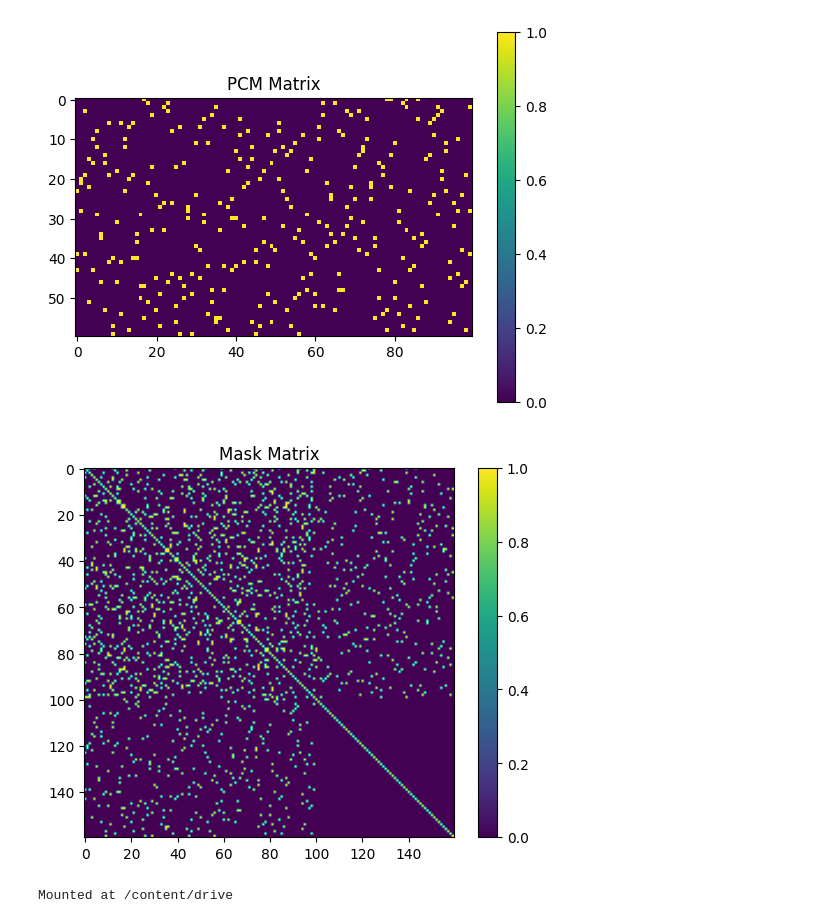
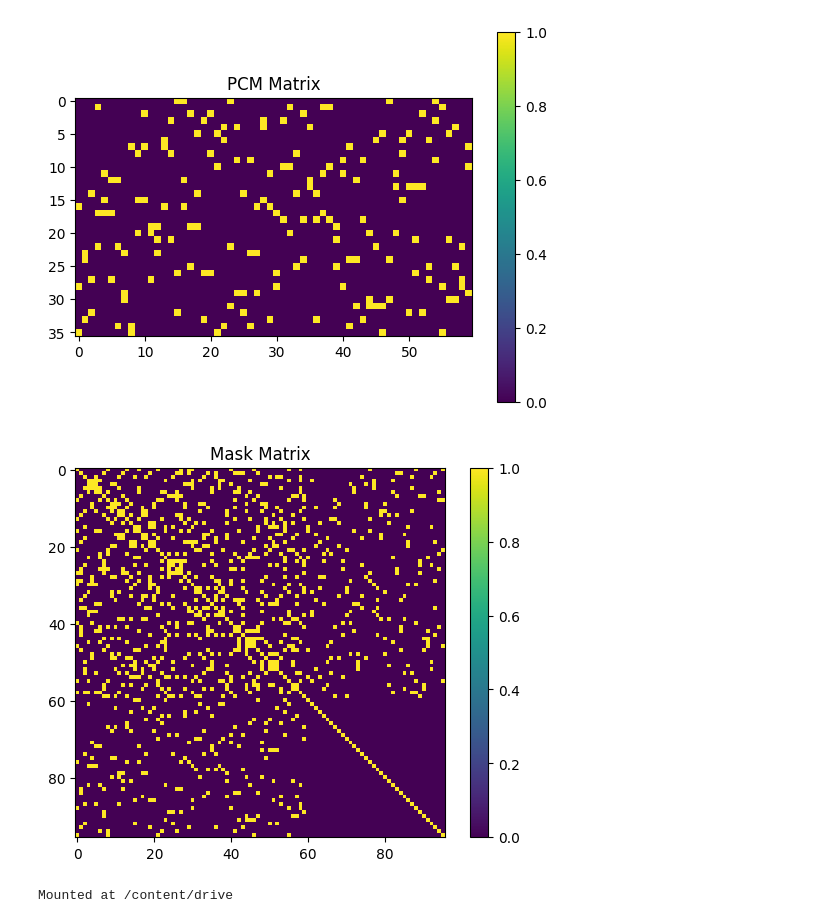
Before and after one commit to pollyjuice74/5G-Decoder, a Jupyter notebook: LTD_model_reg_LDPC.ipynb, the cells around one changed output. Cells and saved outputs as stored; diff of their text form; code cells hidden in the pictures.

```diff
--- a/LTD_model_reg_LDPC.ipynb
+++ b/LTD_model_reg_LDPC.ipynb
@@ -49,7 +49,7 @@ from models import *
 print("Loading LDPC code")
 pcm, k, n, coderate = generate_reg_ldpc(v=3,
                                         c=5,
-                                        n=100,
+                                        n=58,
                                         allow_flex_len=True,
                                         verbose=True)
 
@@ -101,13 +101,13 @@ import matplotlib.pyplot as plt
 class Args():
     def __init__(self, model_type, code_type='LDPC', n_look_up=121, k_look_up=80, n=400, k=200,
                        n_rings=2, ls_active=True, split_diff=True, sigma=0.1,
-                       t_layers=1, d_model=32, heads=8, lr=5e-4,
+                       t_layers=2, d_model=64, heads=8, lr=5e-4,
                        batch_size=160, batch_size_eval = 150,
                        eval_train_iter=50, save_weights_iter=100,
                        ebno_db_eval=2.5,
                        ebno_db_min=0., ebno_db_max=4., ebno_db_stepsize=0.25,
                        traindata_len=500, testdata_len=250,
-                       mc_batch_size=200, mc_iters=500, epochs=10000):
+                       mc_batch_size=200, mc_iters=500, epochs=1000000):
         assert model_type in ['gen', 'dis'], "Type must be: 'gen', Generator or 'dis', Discriminator."
         assert code_type in ['POLAR', 'BCH', 'CCSDS', 'LDPC', 'MACKAY', 'LDPC5G', 'POLAR5G'], "Invalid linear code type."
 
@@ -173,14 +173,14 @@ from tensorflow.keras.layers import MultiHeadAttention, Dense, LayerNormalizatio
 from tensorflow import einsum, multiply
 
 class LinearMHAttention( Layer ):
-    def __init__(self, num_heads, key_dim, mask_shape, dropout=0.01):
+    def __init__(self, num_heads, key_dim, mask_shape, mask_division_shape, dropout=0.1):
         super().__init__()
         assert (key_dim % num_heads) == 0, 'dimension must be divisible by the number of heads'
         self.dims = key_dim
         self.heads = num_heads
         self.dim_head = self.dims // self.heads
 
-        self.k_proj = self.get_k_proj(mask_shape) # n+m
+        self.k_proj = self.get_k_proj(mask_shape, mask_division_shape) # n+m
         self.proj_k = None
         self.proj_v = None
 
@@ -194,10 +194,10 @@ class LinearMHAttention( Layer ):
         self.proj_k = self.add_weight("proj_k", shape=[n_value, self.k_proj], initializer=GlorotUniform())
         self.proj_v = self.add_weight("proj_v", shape=[n_value, self.k_proj], initializer=GlorotUniform())
 
-    def get_k_proj(self, mask_shape):
+    def get_k_proj(self, mask_shape, mask_division_shape):
         mask_length = mask_shape[1] # mask_shape (b, n+m, n+m)
         # gets dimention for linear tranformer vector projection
-        for k_proj in range(mask_length // 2, 0, -1): # starts at half the mask length TO 0
+        for k_proj in range(mask_length // mask_division_shape, 0, -1): # starts at half the mask length to 0
             if mask_length % k_proj == 0:
                 return tf.cast(k_proj, tf.int32)
 
@@ -241,12 +241,18 @@ class LinearMHAttention( Layer ):
 
 
 class TransformerEncoderBlock(tf.keras.layers.Layer):
-    def __init__(self, d_model, num_heads, d_ff, linear, mask_shape, dropout_rate=0.1):
+    def __init__(self, d_model, num_heads, d_ff, linear, mask_shape, mask_division_shape, dropout_rate=0.1):
         super(TransformerEncoderBlock, self).__init__()
         self.mha = (
-            LinearMHAttention(num_heads=num_heads, key_dim=d_model, mask_shape=mask_shape, dropout=dropout_rate)
+            LinearMHAttention(num_heads=num_heads,
+                              key_dim=d_model,
+                              mask_shape=mask_shape,
+                              mask_division_shape=mask_division_shape,
+                              dropout=dropout_rate)
             if linear
-            else MultiHeadAttention(num_heads=num_heads, key_dim=d_model, dropout=dropout_rate)
+            else MultiHeadAttention(num_heads=num_heads,
+                                    key_dim=d_model,
+                                    dropout=dropout_rate)
         )
         self.ffn = tf.keras.Sequential([
             Dense(d_ff, activation='relu'),
@@ -262,20 +268,22 @@ class TransformerEncoderBlock(tf.keras.layers.Layer):
     def call(self, x, mask, training):
         # Multi-Head Attention
         attn_output = self.mha(x, x, attention_mask=mask, training=training)
-        # tf.print("attn_output", attn_output.shape)
         attn_output = self.dropout1(attn_output, training=training)
         out1 = self.layernorm1(x + attn_output)  # Add & Normalize
 
         # Feedforward Network
         ffn_output = self.ffn(out1)
-        # tf.print("ffn_output", ffn_output.shape)
         ffn_output = self.dropout2(ffn_output, training=training)
         out2 = self.layernorm2(out1 + ffn_output)  # Add & Normalize
         return out2
 
 
 class Decoder( Layer ):
-    def __init__(self, args, linear=True, dropout_rate=0.1):
+    def __init__(self,
+                 args,
+                 linear=True,
+                 mask_division_shape=2,
+                 dropout_rate=0.1):
         super().__init__()
         code = args.code
         self.pcm = tf.cast(code.H, dtype=tf.int32)
@@ -290,7 +298,6 @@ class Decoder( Layer ):
         self.mask = self.create_mask(self.pcm)
         for matrix, title in zip([self.pcm, tf.squeeze(self.mask, axis=0)], ["PCM Matrix", "Mask Matrix"]):
             plt.imshow(matrix, cmap='viridis'); plt.colorbar(); plt.title(title); plt.show()
-        # print("mask, pcm: ", self.mask, self.pcm)
 
         # layers
         self.node_embeddings = Dense(self.dims)
@@ -301,6 +308,7 @@ class Decoder( Layer ):
                 d_ff=args.d_model * 4,
                 linear=linear,
                 mask_shape=self.mask.shape,
+                mask_division_shape=mask_division_shape,
                 dropout_rate=dropout_rate,
             )
             for _ in range(args.t_layers)
@@ -332,9 +340,8 @@ class Decoder( Layer ):
             indices = tf.reshape(indices, [-1, 2])  # Flatten indices
             mask = tf.tensor_scatter_nd_update(mask, indices, tf.ones_like(indices[:, 0], dtype=tf.float32))
 
-        # Tile mask across batch size for tf MHA
+        # Expand mask's batch size for tf MHA
         mask = tf.expand_dims(mask, axis=0)  # Shape: (1, n+m, n+m)
-        # mask = tf.tile(mask, [self.batch_size, 1, 1])  # Shape: (b, n+m, n+m)
         return mask
 
     def get_syndrome(self, vn_vector, from_llr=True):
@@ -344,8 +351,6 @@ class Decoder( Layer ):
         return tf.cast( (self.pcm @ bin_vector) % 2, dtype=tf.float32) # (m,n)@(n,b)->(m,b)
 
     def call(self, x_nodes, training=False):
-        # tf.print("DECODER CALL", training)
-        # tf.print("x_nodes", x_nodes.shape)
         # Embed cn/vn nodes vector
         x_nodes_embedded = self.node_embeddings( x_nodes ) # (b, n+m, hidden_dims)
         # Pass through each encoder block
@@ -353,12 +358,9 @@ class Decoder( Layer ):
             x_nodes = block(x_nodes_embedded,
                             mask=self.mask,
                             training=training)
-            # tf.print("x_nodes", x_nodes.shape)
         x_nodes = tf.squeeze( self.forward_channel(x_nodes), axis=-1 ) # (b, n+m, hidden_dims)->(b, n+m)
-        # tf.print("x_nodes", x_nodes, x_nodes.shape)
         x_nodes = self.dropout(x_nodes) if training else x_nodes
         llr_hat = self.to_n(x_nodes) # (b, n+m)->(b,n)
-        # tf.print("Decoded output (llr_hat):", llr_hat)
         return llr_hat
 
 
@@ -401,7 +403,7 @@ class E2EModel(tf.keras.Model):
 
         # zero padding to support odd codeword lengths
         if self._n%2==1:
-            c_pad = tf.concat([c, tf.zeros([batch_size, 1])], axis=1)
+            c_pad = tf.concat([c, tf.zeros([batch_size, 1], dtype=tf.int32)], axis=1)
         else: # no padding
             c_pad = c
         x = self._mapper(c_pad)
@@ -418,35 +420,37 @@ class E2EModel(tf.keras.Model):
             syndrome = tf.reshape( self._decoder.get_syndrome(llr),
                                   (batch_size, self._m) ) # (m,n)@(n,b)->(m,b) check nodes
             x_nodes = tf.concat([llr, syndrome], axis=1)[:, :, tf.newaxis] # (b, n+m, 1)
         else:
            x_nodes = llr # (b, n, 1)
 
         # and run the decoder
         if self._decoder is not None:
             ############################
             c_hat_logits = self._decoder(x_nodes, training=training)
             ############################
         c_hat = tf.cast(tf.greater(c_hat_logits, 0.0), tf.int32)
 
         if self._return_infobits:
             return b, c_hat, c_hat_logits, llr
         else:
             return c, c_hat, c_hat_logits, llr
 
 
+
+
 # args for decoder/discriminator
 args = Args(model_type='dis')
 args.code.H = pcm
 args.n, args.m = pcm.shape
 args.k = k
 args.n_steps = args.m + 5
 
 ltd_decoder = Decoder(args, linear=False) # Linear Transformer Diffusion (LTD) Decoder
 
 e2e_ltd = E2EModel(encoder, ltd_decoder, k, n)
 # %% [output]
-[figure, old version]
+[figure, new version]
-[figure, old version]
+[figure, new version]
 # %%
 from google.colab import drive
 drive.mount('/content/drive')
```
Also changed, not shown: parts of 3 cells of this notebook.
